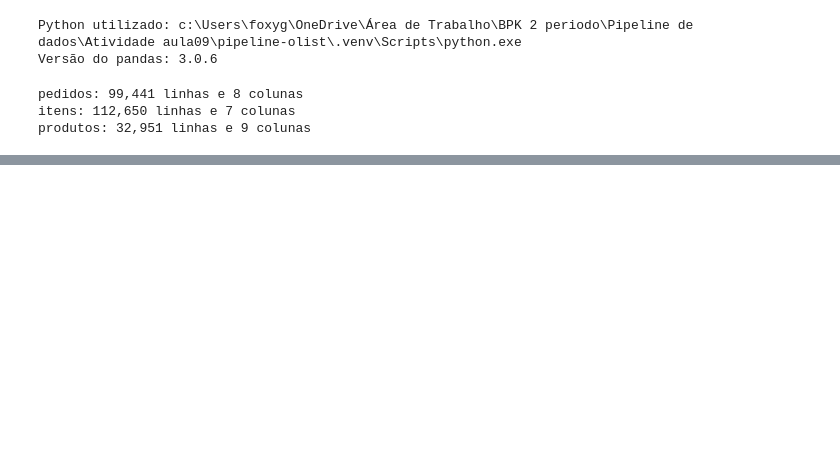
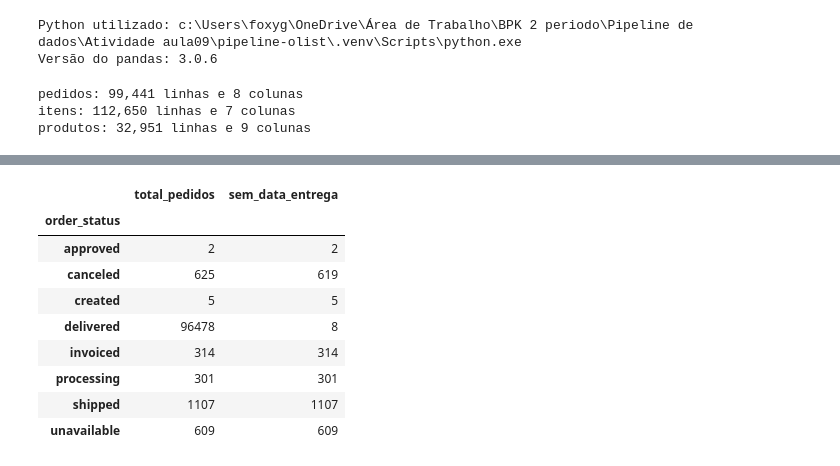
Before and after one commit to NatanHH/pipeline-olist, a Jupyter notebook: pipeline-olist.ipynb, the cells around one changed output, grey strips where cells are left out. Saved outputs shown, nothing was run; the diff lists cells and outputs as text; code cells hidden in the pictures; blank space fills up the shorter version.

```diff
--- a/pipeline-olist.ipynb
+++ b/pipeline-olist.ipynb
@@ -82,0 +290,28 @@ Fonte: produtos
+# %%
+# Investiga se a ausencia da data de entrega varia conforme o status.
+# assign cria uma tabela temporaria, sem modificar o DataFrame pedidos.
+resumo_entregas = (
+    pedidos
+    .assign(
+        sem_data_entrega=pedidos["order_delivered_customer_date"].isna()
+    )
+    .groupby("order_status")
+    # size conta linhas; sum conta os valores True de sem_data_entrega.
+    .agg(
+        total_pedidos=("order_id", "size"),
+        sem_data_entrega=("sem_data_entrega", "sum"),
+    )
+)
+
+display(resumo_entregas)
+# %% [output]
+|  | total_pedidos | sem_data_entrega |
+| order_status |  |  |
+| approved | 2 | 2 |
+| canceled | 625 | 619 |
+| created | 5 | 5 |
+| delivered | 96478 | 8 |
+| invoiced | 314 | 314 |
+| processing | 301 | 301 |
+| shipped | 1107 | 1107 |
+| unavailable | 609 | 609 |
```
Also changed, not shown: parts of 18 cells of this notebook.
